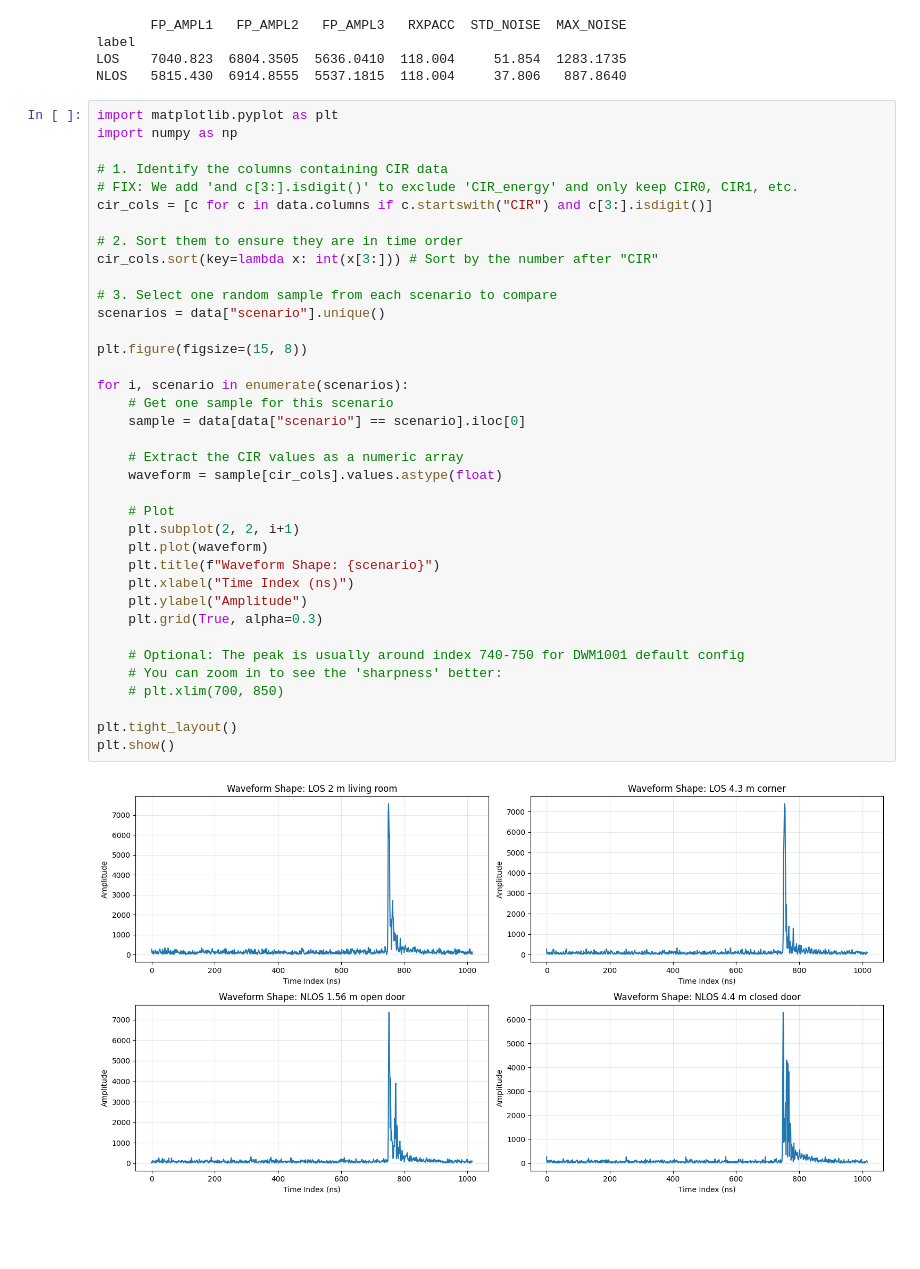
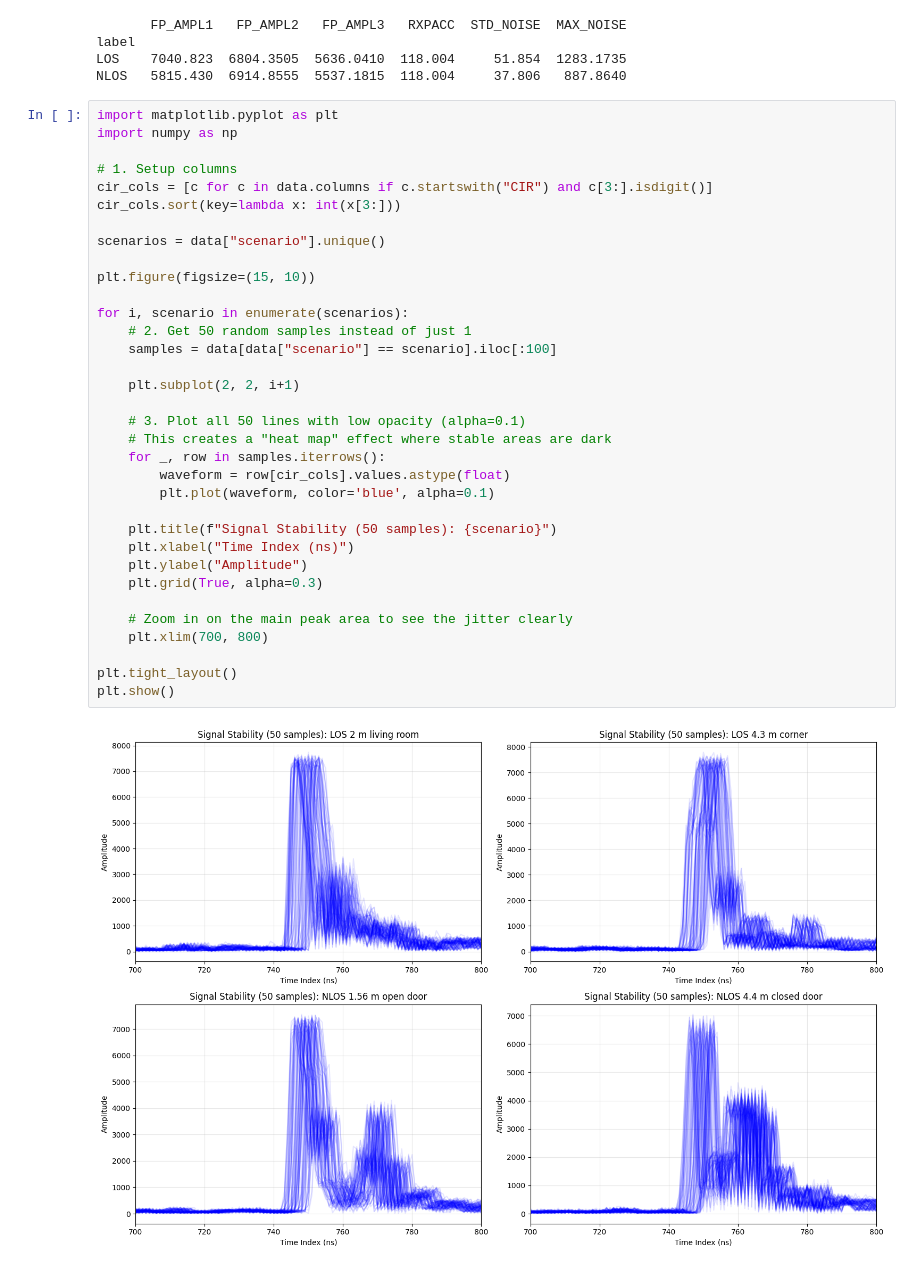
Before and after one commit to jonathanljc/capstone, a Jupyter notebook: eda/eda.ipynb, the cells around one changed output. Drawn from its saved outputs; the diff is of its cells as text; blank space fills up the shorter version.

Commit message:
feat: update plot

```diff
--- a/eda/eda.ipynb
+++ b/eda/eda.ipynb
@@ -145,39 +145,36 @@ NLOS   5815.430  6914.8555  5537.1815  118.004     37.806   887.8640
 # %%
 import matplotlib.pyplot as plt
 import numpy as np
 
-# 1. Identify the columns containing CIR data
-# FIX: We add 'and c[3:].isdigit()' to exclude 'CIR_energy' and only keep CIR0, CIR1, etc.
+# 1. Setup columns
 cir_cols = [c for c in data.columns if c.startswith("CIR") and c[3:].isdigit()]
+cir_cols.sort(key=lambda x: int(x[3:]))
 
-# 2. Sort them to ensure they are in time order
-cir_cols.sort(key=lambda x: int(x[3:])) # Sort by the number after "CIR"
-
-# 3. Select one random sample from each scenario to compare
 scenarios = data["scenario"].unique()
 
-plt.figure(figsize=(15, 8))
+plt.figure(figsize=(15, 10))
 
 for i, scenario in enumerate(scenarios):
-    # Get one sample for this scenario
-    sample = data[data["scenario"] == scenario].iloc[0]
+    # 2. Get 50 random samples instead of just 1
+    samples = data[data["scenario"] == scenario].iloc[:100]
 
-    # Extract the CIR values as a numeric array
-    waveform = sample[cir_cols].values.astype(float)
+    plt.subplot(2, 2, i+1)
 
-    # Plot
-    plt.subplot(2, 2, i+1)
-    plt.plot(waveform)
-    plt.title(f"Waveform Shape: {scenario}")
+    # 3. Plot all 50 lines with low opacity (alpha=0.1)
+    # This creates a "heat map" effect where stable areas are dark
+    for _, row in samples.iterrows():
+        waveform = row[cir_cols].values.astype(float)
+        plt.plot(waveform, color='blue', alpha=0.1)
+
+    plt.title(f"Signal Stability (50 samples): {scenario}")
     plt.xlabel("Time Index (ns)")
     plt.ylabel("Amplitude")
     plt.grid(True, alpha=0.3)
 
-    # Optional: The peak is usually around index 740-750 for DWM1001 default config
-    # You can zoom in to see the 'sharpness' better:
-    # plt.xlim(700, 850)
+    # Zoom in on the main peak area to see the jitter clearly
+    plt.xlim(700, 800)
 
 plt.tight_layout()
 plt.show()
 # %% [output]
-[figure, old version]
+[figure, new version]
```
Also changed, not shown: parts of 2 cells of this notebook, 2 other files.
